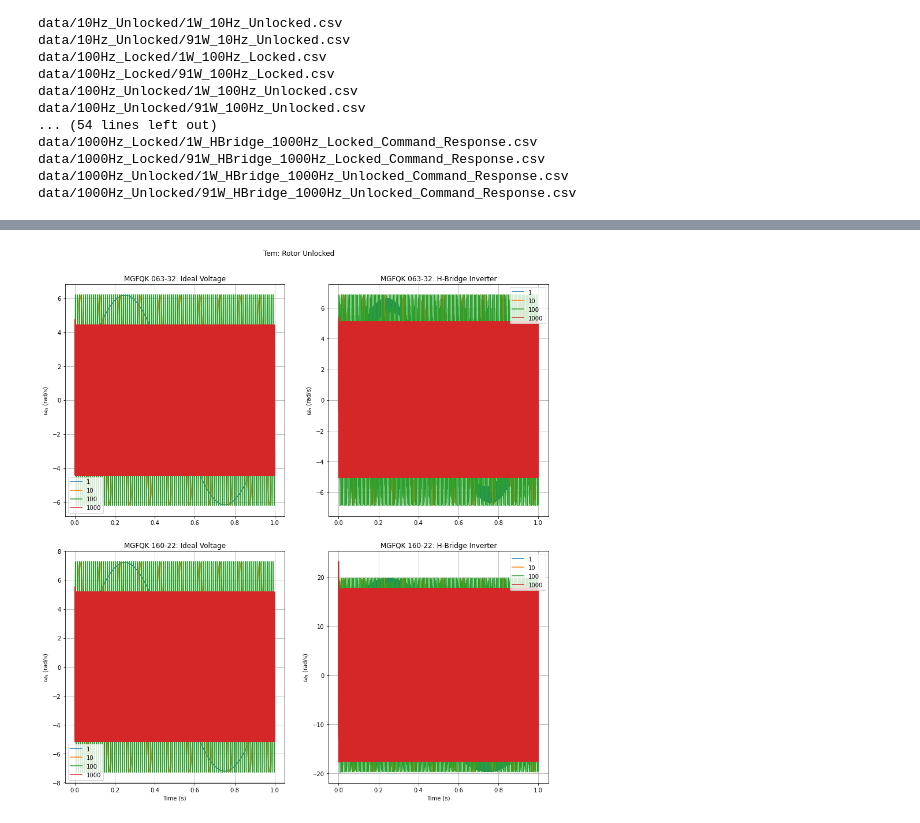
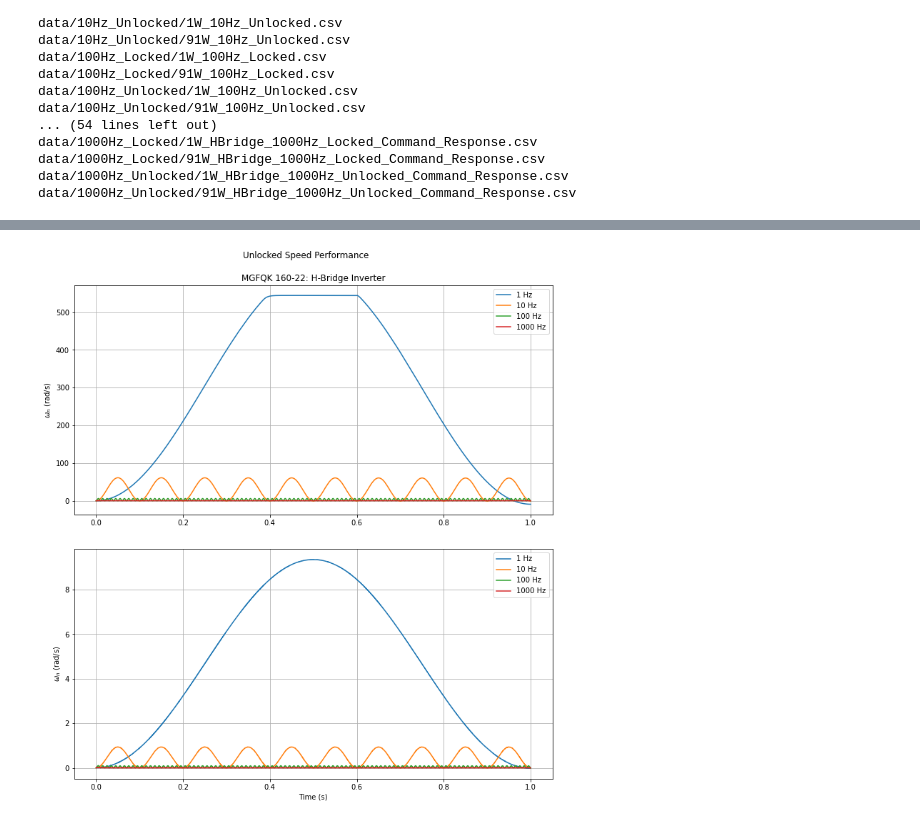
Before and after one commit to kegedy/UWEE560, a Jupyter notebook: hw/kevin/hw02/HW02_KevinEgedy.ipynb, the cells around one changed output, grey strips where cells are left out. Saved outputs shown, nothing was run; the diff lists cells and outputs as text; code cells hidden in the pictures.

```diff
--- a/hw/kevin/hw02/HW02_KevinEgedy.ipynb
+++ b/hw/kevin/hw02/HW02_KevinEgedy.ipynb
@@ -248,17 +222,0 @@ Ra1/(Ke1*Kt1)
-# %%
-# Roots Scypi
-# Include damping and armature inductance!
-num1 = [K]
-den1 = [J1*La1, La1*b1+J1*Ra1, K**2+b1*Ra1]
-tf1 = signal.TransferFunction(num1, den1)
-tf1.poles
-
-# Without damping and armature inductance
-# simple model
-num1_s = [1/(K*TauE*TauM)]
-den1_s = [1, (1/TauE), 1/(TauE*TauM)]
-tf1_s = signal.TransferFunction(num1_s, den1_s)
-tf1_s.poles
-
-T = np.linspace(0,0.25,1000)
-t1, y1 = signal.step2(tf1,T=T)
@@ -754,67 +618,47 @@ plt.show();
 # %%
-fig,axs = plt.subplots(2,2,figsize=(15,15))
+fig,axs = plt.subplots(2,1,figsize=(12,12))
 plt.subplots_adjust(top=0.925,hspace=0.15)
+state = 'Unlocked'
+motor = '1W'
+voltage = 'H-Bridge Inverter'
 
-# IDEAL VOLTAGE
-unlocked_1W = [col for col in perf.keys() if col.find('Unlocked')>=0 and col.find('1W',0,2)>=0]
-for u in unlocked_1W:
-    df = perf[u]
-    df = df[df['Time']<1]
-    current = [col for col in df.columns if col.find('Armature current')>=0][0]
-    speed = [col for col in df.columns if col.find('Rotational speed')>=0][0]
-    Tem = [col for col in df.columns if col.find('Electrical torque')>=0][0]
-    label = re.findall('.*_([0-9]+).*',u)[0]
-    axs[0,0].plot(df['Time'],df[Tem],label=f'{label} Hz')
-axs[0,0].set_title(f'MGFQK 063-32: Ideal Voltage')
-axs[0,0].set_ylabel('$\omega_n$ (rad/s)')
-axs[0,0].grid('True')
-axs[0,0].legend()
-
-unlocked_91W = [col for col in perf.keys() if col.find('Unlocked')>=0 and col.find('91W',0,3)>=0]
-for u in unlocked_91W:
-    df = perf[u]
-    df = df[df['Time']<1]
-    current = [col for col in df.columns if col.find('Armature current')>=0][0]
-    speed = [col for col in df.columns if col.find('Rotational speed')>=0][0]
-    Tem = [col for col in df.columns if col.find('Electrical torque')>=0][0]
-    label = re.findall('.*_([0-9]+).*',u)[0]
-    axs[1,0].plot(df['Time'],df[Tem],label=f'{label} Hz')
-axs[1,0].set_title(f'MGFQK 160-22: Ideal Voltage')
-axs[1,0].set_xlabel('Time (s)')
-axs[1,0].set_ylabel('$\omega_n$ (rad/s)')
-axs[1,0].grid('True')
-axs[1,0].legend()
-
-# HBRIDGE
-unlocked_1W_HB = [col for col in perfHB.keys() if col.find('Unlocked')>=0 and col.find('1W',0,2)>=0]
-for u in unlocked_1W_HB:
+dfs = [col for col in perfHB.keys() if col.find(state)>=0 and col.find(motor,0,2)>=0]
+print(dfs)
+for u in dfs:
     df = perfHB[u]
     df = df[df['Time']<1]
     current = [col for col in df.columns if col.find('Armature current')>=0][0]
     speed = [col for col in df.columns if col.find('Rotational speed')>=0][0]
     Tem = [col for col in df.columns if col.find('Electrical torque')>=0][0]
     label = re.findall('.*_([0-9]+).*',u)[0]
-    axs[0,1].plot(df['Time'],df[Tem],label=f'{label} Hz')
-axs[0,1].set_title(f'MGFQK 063-32: H-Bridge Inverter')
-axs[0,1].set_ylabel('$\omega_n$ (rad/s)')
-axs[0,1].grid('True')
-axs[0,1].legend()
+    print(df[speed].max(),df[speed].mean())
+    axs[0].plot(df['Time'],df[speed],label=f'{label} Hz')
 
-unlocked_91W_HB = [col for col in perfHB.keys() if col.find('Unlocked')>=0 and col.find('91W',0,3)>=0]
-for u in unlocked_91W_HB:
+axs[0].set_title(f'{motors[motor]}: {voltage}')
+axs[0].set_ylabel('$\omega_n$ (rad/s)')
+axs[0].grid('True')
+axs[0].legend()
+
+print('\n')
+motor = '91W'
+dfs = [col for col in perfHB.keys() if col.find(state)>=0 and col.find(motor,0,3)>=0]
+print(dfs)
+for u in dfs:
     df = perfHB[u]
     df = df[df['Time']<1]
     current = [col for col in df.columns if col.find('Armature current')>=0][0]
     speed = [col for col in df.columns if col.find('Rotational speed')>=0][0]
     Tem = [col for col in df.columns if col.find('Electrical torque')>=0][0]
     label = re.findall('.*_([0-9]+).*',u)[0]
-    axs[1,1].plot(df['Time'],df[Tem],label=f'{label} Hz')
-axs[1,1].set_title(f'MGFQK 160-22: H-Bridge Inverter')
-axs[1,1].set_xlabel('Time (s)')
-axs[1,1].set_ylabel('$\omega_n$ (rad/s)')
-axs[1,1].grid('True')
-axs[1,1].legend()
+    print(df[speed].max(),df[speed].mean())
+    axs[1].plot(df['Time'],df[speed],label=f'{label} Hz')
 
-plt.suptitle(r'Tem: Rotor Unlocked')
+axs[0].set_title(f'{motors[motor]}: {voltage}')
+axs[1].set_xlabel('Time (s)')
+axs[1].set_ylabel('$\omega_n$ (rad/s)')
+axs[1].grid('True')
+axs[1].legend()
+
+plt.suptitle(f'{state} Speed Performance')
 plt.show();
 # %% [output]
@@ -821 +677 @@ plt.show();
-[figure, old version]
+[figure, new version]
```
Also changed, not shown: parts of 28 cells of this notebook, 2 other files.
